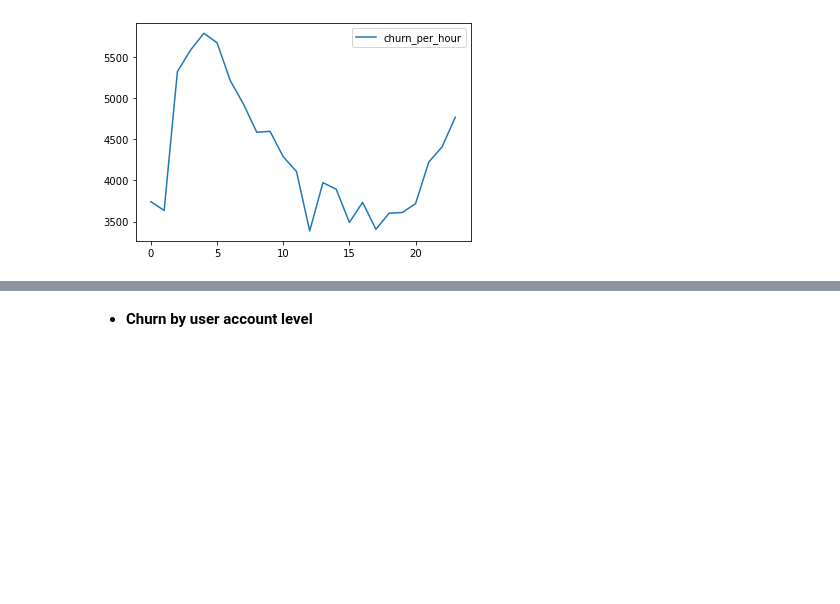
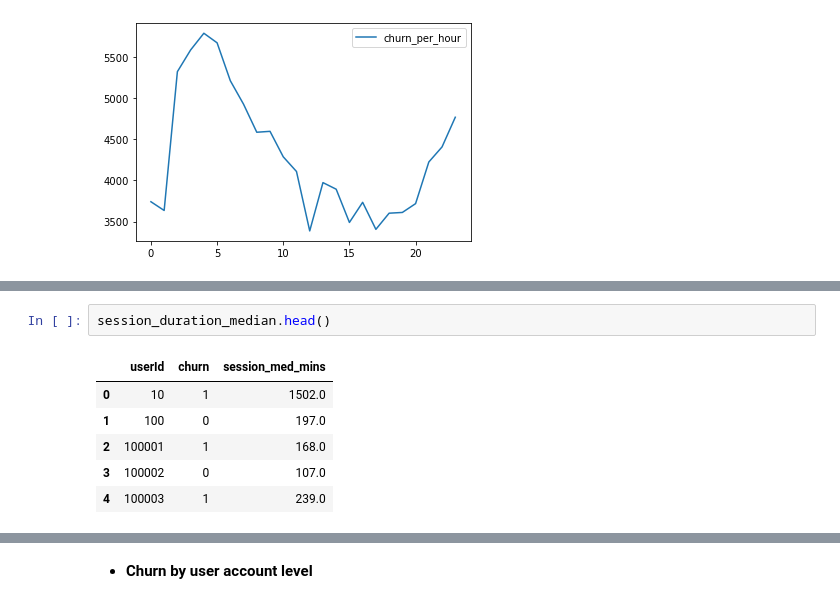
Before and after one commit to texcindy99/Spark_Machine_Learning, a Jupyter notebook: Spark_ML_Music_Service.ipynb, the cells around one changed output, grey strips where cells are left out. Drawn from its saved outputs; the diff is of its cells as text; blank space fills up the shorter version.

```diff
--- a/Spark_ML_Music_Service.ipynb
+++ b/Spark_ML_Music_Service.ipynb
@@ -313,0 +358,9 @@ df_churn_in_hour.plot.line();
+# %%
+session_duration_median.head()
+# %% [output]
+|  | userId | churn | session_med_mins |
+| 0 | 10 | 1 | 1502.0 |
+| 1 | 100 | 0 | 197.0 |
+| 2 | 100001 | 1 | 168.0 |
+| 3 | 100002 | 0 | 107.0 |
+| 4 | 100003 | 1 | 239.0 |
```
Also changed, not shown: parts of 8 cells of this notebook.
